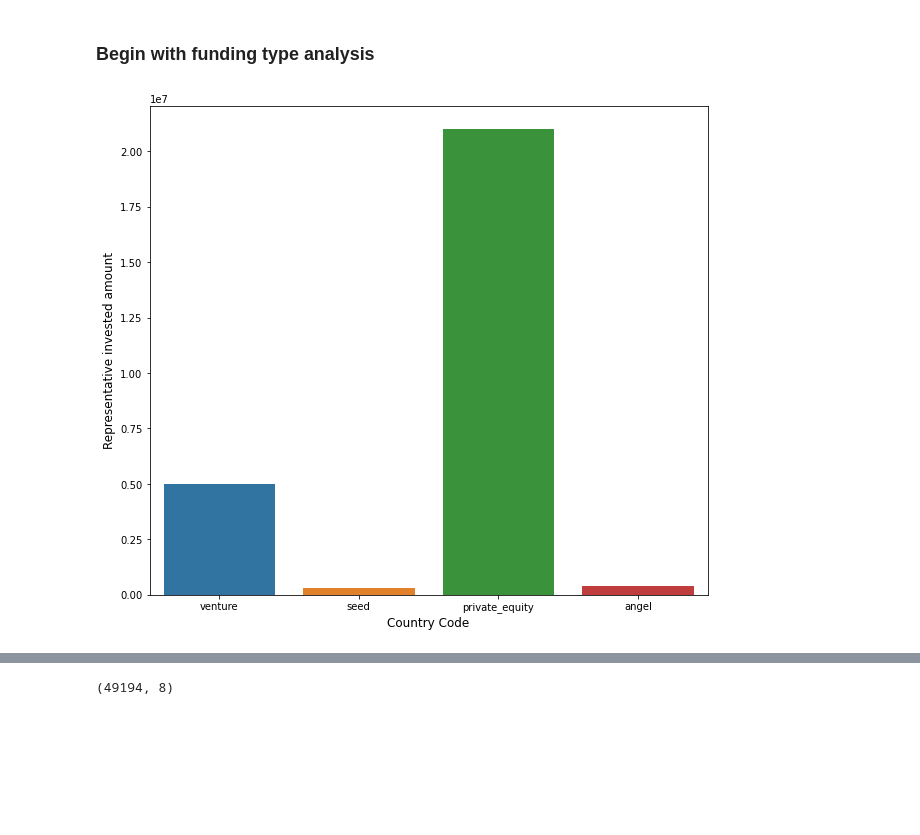
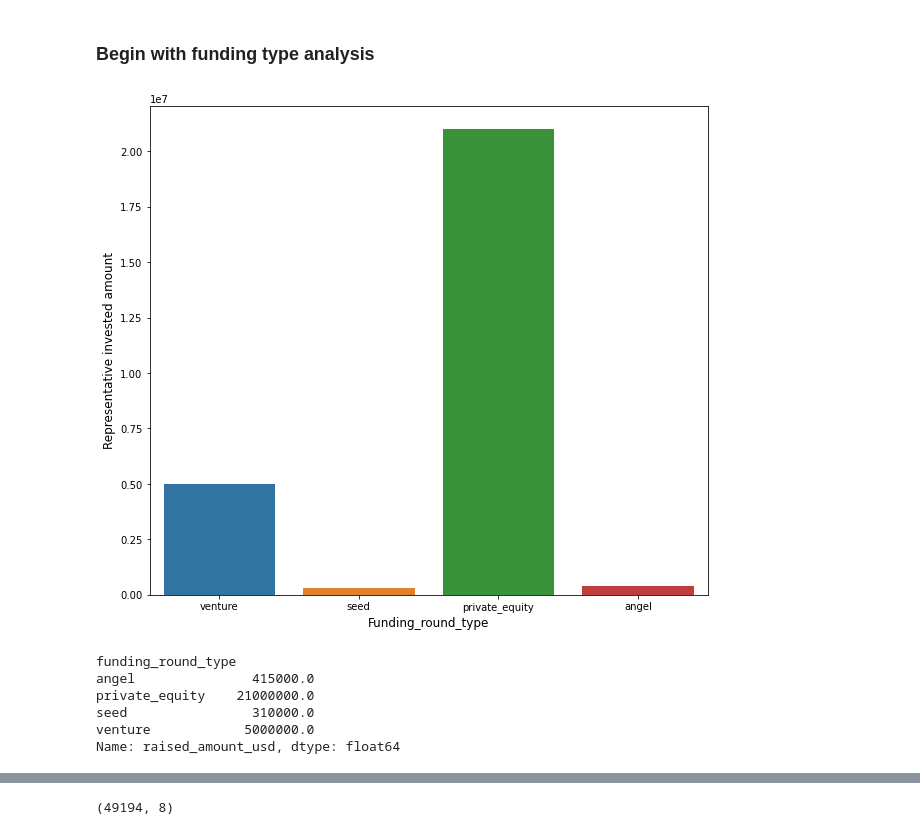
Before and after one commit to PCP4Dev/AI, a Jupyter notebook: InvestmentAssignment/Investment Assignment.ipynb, the cells around one changed output, grey strips where cells are left out. Saved outputs shown, nothing was run; the diff lists cells and outputs as text; code cells hidden in the pictures; blank space fills up the shorter version.

```diff
--- a/InvestmentAssignment/Investment Assignment.ipynb
+++ b/InvestmentAssignment/Investment Assignment.ipynb
@@ -344,15 +342,24 @@ master_frame_plotFundingType = master_frame[(master_frame.funding_round_type ==
 # %%
 # This is the first Funding Type Analysis.
 # Below plot shows the fund raised by the four desired funding types
 # Spark Funds want to invest 5-15 million usds. With this it can be seen
 # Spark Funds can invest in 'venture' funding type as funding amount is 5 million.
 # private_equity funding type is out of its reach as it attracted funding of amount more than 20 million
 # seed and angel raised less funds as compared to other two funding types. Investing in both the
 # funding types will also not be possible as it will be still less than 5 million usds (minimum Spark funds want to invest)
 plt.figure(figsize=[10,9])
 sns.barplot(data=master_frame_plotFundingType, x="funding_round_type", y="raised_amount_usd", estimator=np.median)
 plt.ylabel("Representative invested amount", size=12)
-plt.xlabel("Country Code", size=12)
+plt.xlabel("Funding_round_type", size=12)
 plt.show()
 # %% [output]
-[figure, old version]
+[figure, new version]
+# %%
+master_frame_plotFundingType.groupby(['funding_round_type']).raised_amount_usd.median()
+# %% [output]
+funding_round_type
+angel               415000.0
+private_equity    21000000.0
+seed                310000.0
+venture            5000000.0
+Name: raised_amount_usd, dtype: float64
```
Also changed, not shown: parts of 4 cells of this notebook, 2 other files.
